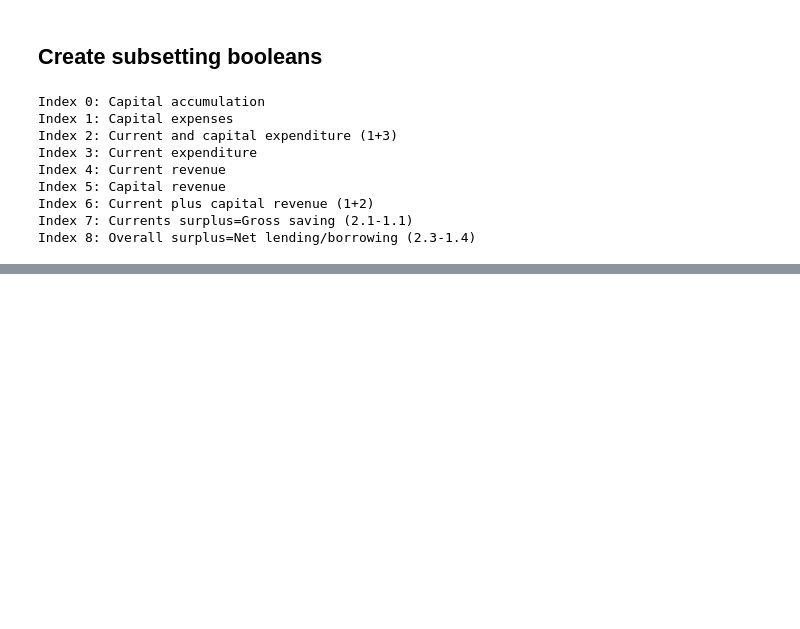
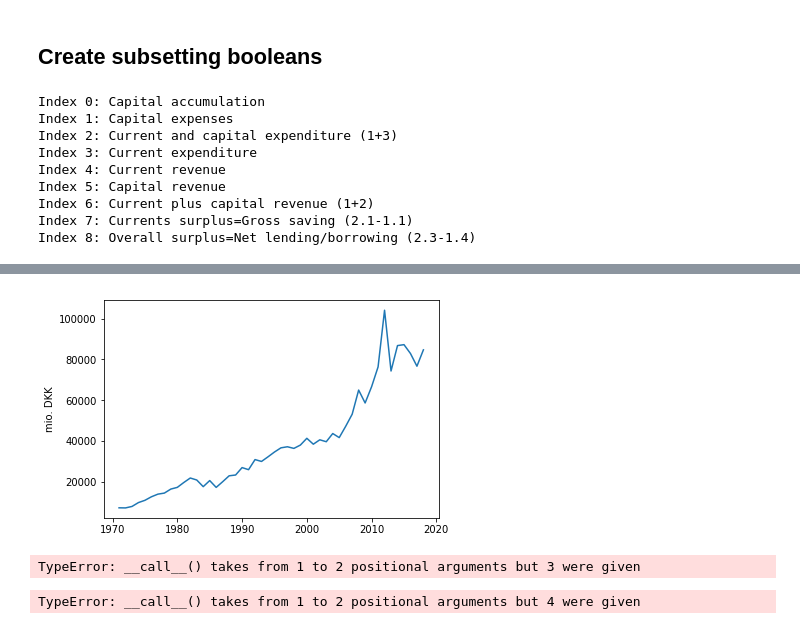
Before and after one commit to NumEconCopenhagen/projects-2019-safespaces, a Jupyter notebook: dataproject/dataproject/Data Project - Magnus Fil.ipynb, the cells around one changed output, grey strips where cells are left out. Saved outputs shown, nothing was run; the diff lists cells and outputs as text; code cells hidden in the pictures; blank space fills up the shorter version.

```diff
--- a/dataproject/dataproject/Data Project - Magnus Fil.ipynb
+++ b/dataproject/dataproject/Data Project - Magnus Fil.ipynb
@@ -156,0 +260,21 @@ SyntaxError: invalid syntax (<ipython-input-515-6aa8fda67a9d>, line 1)
+# %%
+import ipywidgets as widgets
+from ipywidgets import interact
+
+#items = ['All']+sorted(df['Asset Type Description'].unique().tolist())
+
+rows = ['mio. DKK', 'Diff', 'Avg. abs. change', 'Pct. change', 'Avg. pct. change', 'Change in pct. points', 'Simple index' ]
+
+def view(x):
+    plt.plot(capital_expenses['time'], capital_expenses[x])
+    plt.ylabel(x)
+    return plt.show()
+
+
+def view2(x, df):
+    plt.plot(dataframenames[df]['time'], dataframenames[df][x])
+    plt.ylabel(x)
+    return plt.show()
+w = widgets.Select(options=rows)
+q = widgets.Select(options=range(0,9),value=1)
+interact(view2, x=w,df=q)
@@ -156,0 +340,4 @@ SyntaxError: invalid syntax (<ipython-input-515-6aa8fda67a9d>, line 1)
+# %%
+view(capital_expenses, 'mio. DKK')
+# %% [output]
+[figure, added]
@@ -156,0 +350,8 @@ SyntaxError: invalid syntax (<ipython-input-515-6aa8fda67a9d>, line 1)
+# %%
+interact(view2,selection)
+# %% [output]
+TypeError: __call__() takes from 1 to 2 positional arguments but 3 were given
+# %%
+interact(view, widgets.Select(options=names,value='capital_expenses'), widgets.Select(options=rows, value='mio. DKK'))
+# %% [output]
+TypeError: __call__() takes from 1 to 2 positional arguments but 4 were given
```
Also changed, not shown: parts of 29 cells of this notebook.
